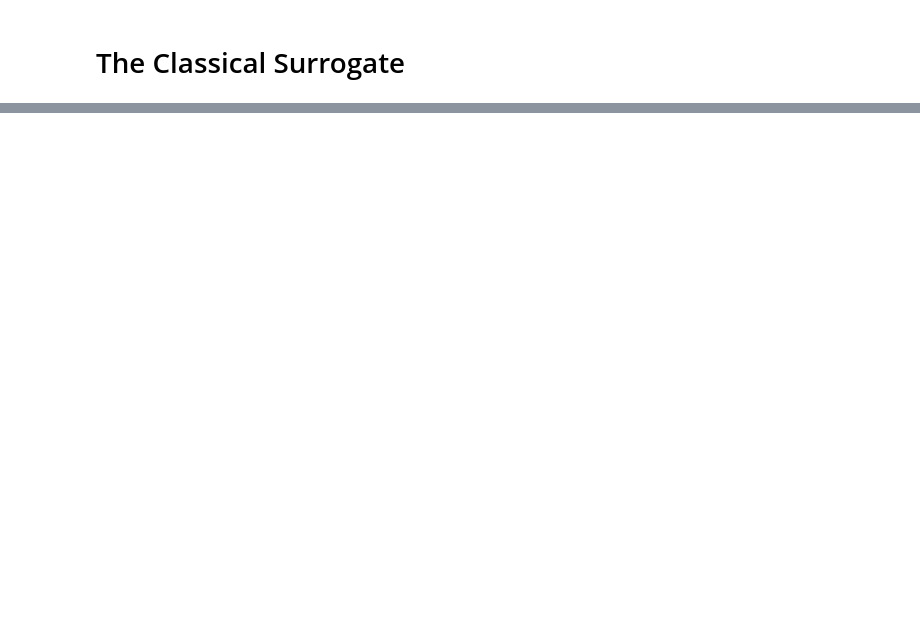
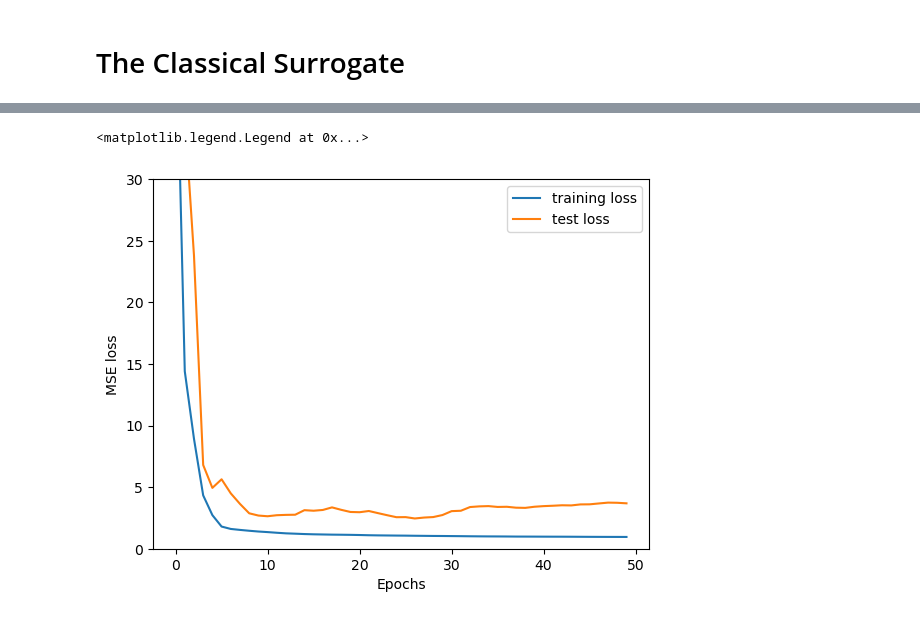
Before and after one commit to FranzJS/QMLvsML, a Jupyter notebook: notebooks/example.ipynb, the cells around one changed output, grey strips where cells are left out. Cells and saved outputs as stored; diff of their text form; code cells hidden in the pictures; blank space fills up the shorter version.

```diff
--- a/notebooks/example.ipynb
+++ b/notebooks/example.ipynb
@@ -54,3 +48,29 @@ test_dataloader = DataLoader(test_data_list, batch_size=200, shuffle=True)
+# %%
+# load california housing dataset
+data = fetch_california_housing()
+X = torch.from_numpy(data.data)
+y = torch.from_numpy(data.target)
+# %%
+# Scale data to interval [-pi/2, pi/2]
+X_scaled = utils.data_scaler(X, interval=(-torch.pi/2, torch.pi/2))
+
+# Split the data set into training and testing
+X_train, X_test, y_train, y_test = train_test_split(
+    X_scaled, y, test_size=0.2, random_state=2)
+
+# torch dataloaders
+train_data_list = []
+for i in range(len(X_train)):
+    data_point = (X_train[i], y_train[i])
+    train_data_list.append(data_point)
+
+test_data_list = []
+for i in range(len(X_test)):
+    data_point = (X_test[i], y_test[i])
+    test_data_list.append(data_point)
+
+train_dataloader = DataLoader(train_data_list, batch_size=500, shuffle=True)
+test_dataloader = DataLoader(test_data_list, batch_size=500, shuffle=True)
 # %%
 def train(dataloader, model, loss_fn, optimizer):
     size = len(dataloader.dataset)
@@ -164,12 +234,5 @@ plt.legend()
 max_freq = 2
 dim = X_scaled[0].shape[0]
 
-W = utils.freq_generator(max_freq, dim)
-
-# we can solve the problem directly as it is a linear least squares problem,
-# giving the bestapproximation w.r.t. the training data
-ba_coeffs = utils.fourier_best_approx(W, X_train, y_train) # vector c in paper
-
-ba_loss = utils.loss(W, ba_coeffs, X_train, y_train).item()
-ba_test_loss = utils.loss(W, ba_coeffs, X_test, y_test).item()
+W = utils.freq_generator(max_freq, dim, mode="half")
 # %%
@@ -192,9 +399,11 @@ for t in tqdm(range(epochs)):
 # %%
 x = np.arange(0, len(NN_loss), 1)
 plt.plot(x, NN_loss, color="C0", label="training loss")
 plt.plot(x, NN_test_loss, color="C1", label="test loss")
-plt.plot(x, np.ones_like(x)*ba_loss, linestyle="dashed", color="C0", label="ba training loss")
-plt.plot(x, np.ones_like(x)*ba_test_loss, linestyle="dashed", color="C1", label="ba test loss")
 plt.xlabel("Epochs")
 plt.ylabel("MSE loss")
+plt.ylim(0,30)
 plt.legend()
+# %% [output]
+<matplotlib.legend.Legend at 0x...>
+[figure, added]
```
Also changed, not shown: parts of 7 cells of this notebook, 1 other file.
